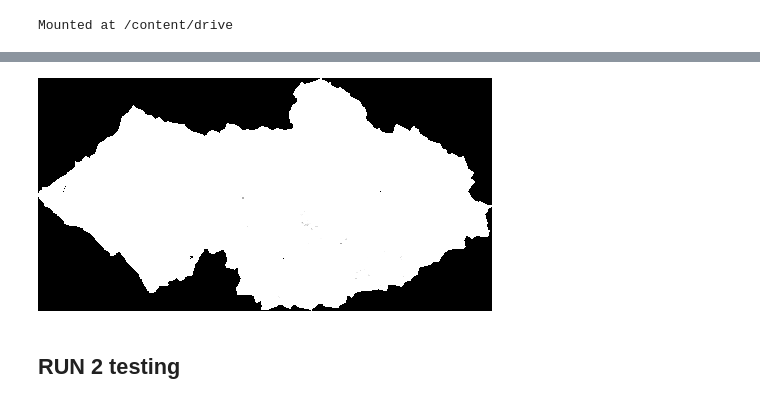
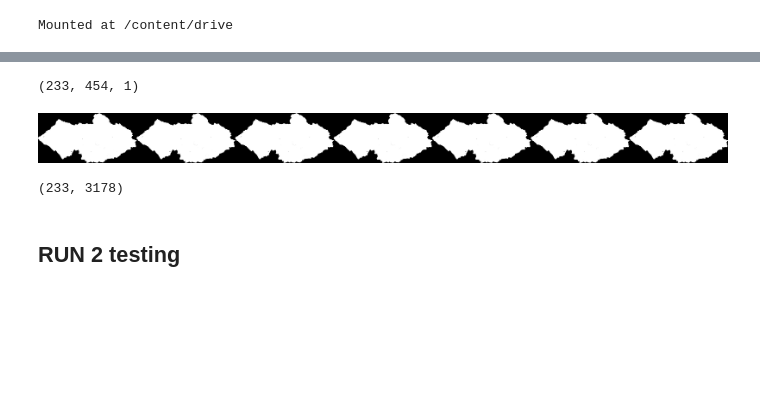
Before and after one commit to 1kaiser/Media-Segment-Depth-MLP, a Jupyter notebook: MLP_Image_training_Parallel.ipynb, the cells around one changed output, grey strips where cells are left out. Drawn from its saved outputs; the diff is of its cells as text; code cells hidden in the pictures; blank space fills up the shorter version.

```diff
--- a/MLP_Image_training_Parallel.ipynb
+++ b/MLP_Image_training_Parallel.ipynb
@@ -229,9 +227,16 @@ w7 = tif2array(path.replace(expression_b2, expression_b7),0)[0]
+# %%
+w1.shape
+# %% [output]
+(233, 454, 1)
 # %%
 import cv2
 from google.colab.patches import cv2_imshow
-cv2_imshow(cv2.cvtColor(np.array(v3), cv2.COLOR_BGR2RGB))
+a = cv2.hconcat([w1,w2,w3,w4,w5,w6,w7])
+cv2_imshow(a)
+a.shape
 # %% [output]
-[figure, old version]
+[figure, new version]
+(233, 3178)
 # %%
 import cv2
 from google.colab.patches import cv2_imshow
```
Also changed, not shown: parts of 2 cells of this notebook.
